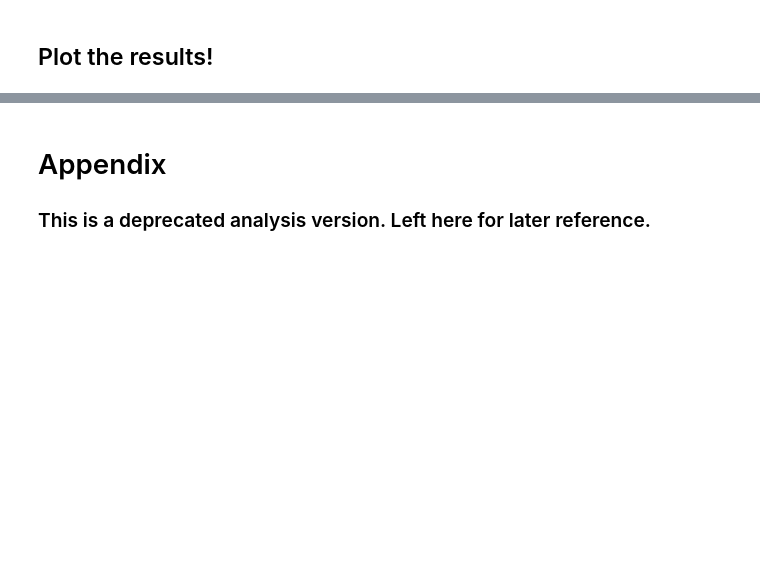
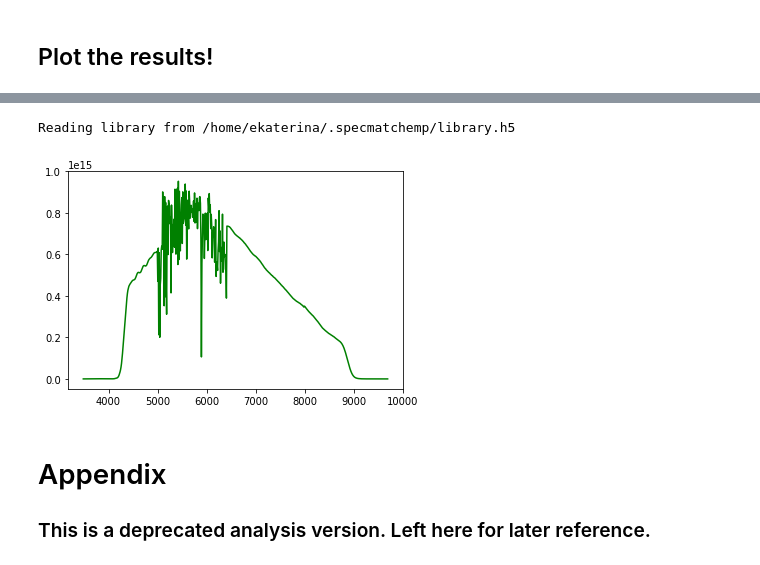
Before and after one commit to ekaterinailin/k2-panstarrs-sampedro, a Jupyter notebook: Energies.ipynb, the cells around one changed output, grey strips where cells are left out. Saved outputs shown, nothing was run; the diff lists cells and outputs as text; code cells hidden in the pictures; blank space fills up the shorter version.

Commit message:
Implemented Kepler spectrum at given effective temperature.

```diff
--- a/Energies.ipynb
+++ b/Energies.ipynb
@@ -213,10 +218,10 @@ def optimize_spec_class(obj_handle,colors,lookup_spec,c_idx='jhkJ',debug=False):
         mindist=0
         del mindist
         #Assign a relative spread within the best solution weighted by the number of colors
-        rel_spread=np.std(np.array(spr))/len(spr)
+        rel_spread=np.std(np.array(spr))
         #Calculate the mean index for the resulting spectral class
         mean=np.mean(np.array(spr))
-        dprint('The relative spread for the optimum solution in this luminosity class is {}'.format(rel_spread),debug)
+        dprint('The standard deviation for the optimum solution in this luminosity class is {}'.format(rel_spread),debug)
         #Minimize the spread across all luminosity classes
         try:
             if rel_spread+weight<minspread:
@@ -242,6 +263,14 @@ def optimize_spec_class(obj_handle,colors,lookup_spec,c_idx='jhkJ',debug=False):
+# %%
+spec_class,lum_class,ug,gr,ri,iz,zJ,JH,HK,Jmag_abs,lum_class_I,lum_class_III,lum_class_V, spec_class_I, spec_class_III, spec_class_V=import_pickles98()
+lookup_spec={'Jmag_abs':Jmag_abs,'V':lum_class_V,'III':lum_class_III,'I':lum_class_I,
+             'class':spec_class,'ug':ug,'gr':gr,'ri':ri,'iz':iz,'zJ':zJ,'jh':JH,'hk':HK}
+#calculate distance modulus for cluster
+DM = lambda x: 5.*np.log10(float(x))-5.
+dm=DM(basics[3])
+global dm
 # %%
 try:
-    ID,c_idx,colors,results=param_dict[219561713]
+    ID,c_idx,colors,results=param_dict[219630699]
 except ValueError:
     value=param_dict[219630699]
     ID,c_idx, colors=value
@@ -370,0 +421,52 @@ NameError: name 'np' is not defined
+# %%
+from scipy.constants import pi, h, c, k
+import numpy as np
+
+def kepler_spectrum(T):
+    '''
+
+    Convolves a blackbody of effective temperature T,
+    the spectrum of a dwarf star with corresponding spectral class,
+    and the Kepler response function
+    to return the wavelength dependent flux of that star per area
+
+    Input:
+    T - effective temperatur in K
+
+    Returns:
+    Kp_flux in erg/cm*(cm**2)
+    Kp_midwav in
+
+
+    '''
+    Kp_wav, Kp_resp = np.loadtxt('spectra/Kepler_response.txt',unpack=True)
+    Kp_wav*=10. #needs to be angström
+    Spec_wav,Spec_flux = spectrum(min(list(Kp_wav)),max(list(Kp_wav)),T)
+    Spec_wav = np.interp(Kp_wav,Spec_wav,Spec_flux)
+    Kp_flux = np.empty(len(Kp_wav)-1)
+    Kp_midwav  = np.empty(len(Kp_wav)-1)
+    #print(Kp_wav[:10],Kp_resp[:10],len(Kp_resp),c)
+    try:
+        for i, response in enumerate(Kp_resp):
+            dlambda = Kp_wav[i+1]-Kp_wav[i]
+            print(dlambda)
+            lambda_ = np.mean(Kp_wav[i:i+2])
+            Kp_midwav[i] = lambda_
+            lambda_*=1e-10
+            Kp_flux[i] =  response * Spec_wav[i] *2. * pi * h * c**2 / lambda_**5 / (np.exp(h * c / ( lambda_ * k * T ) ) - 1. ) * dlambda * 1e1
+            # * response Spec_wav[i] *
+    except IndexError:
+        pass
+    return Kp_midwav,Kp_flux
+
+#Plot the flux
+import matplotlib.pyplot as plt
+wav,flux=kepler_spectrum(6500.)
+plt.figure()
+plt.plot(wav, flux,color='green')
+plt.show()
+
+#multiply with flux
+# %% [output]
+Reading library from /home/ekaterina/.specmatchemp/library.h5
+[figure, added]
```
Also changed, not shown: parts of 12 cells of this notebook.
